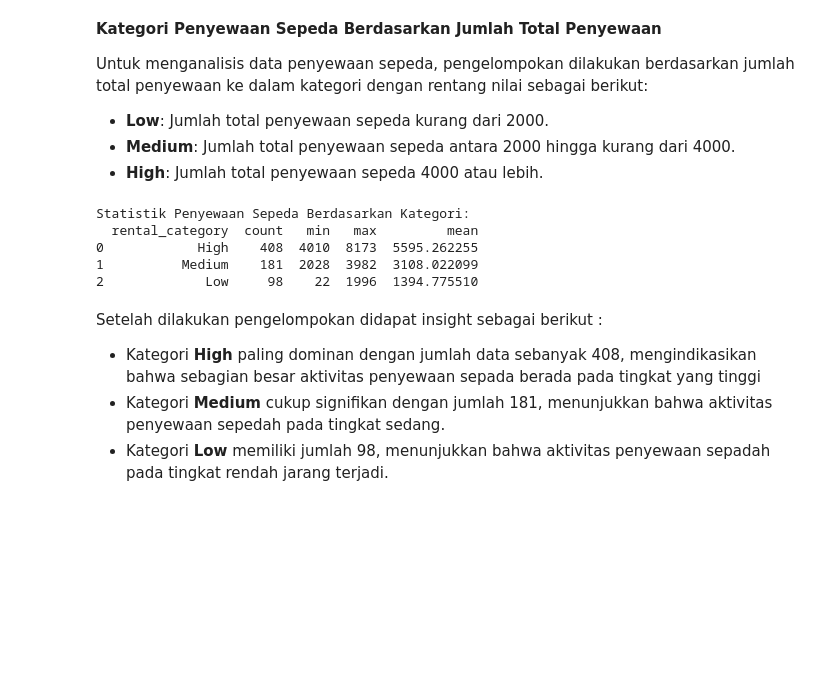
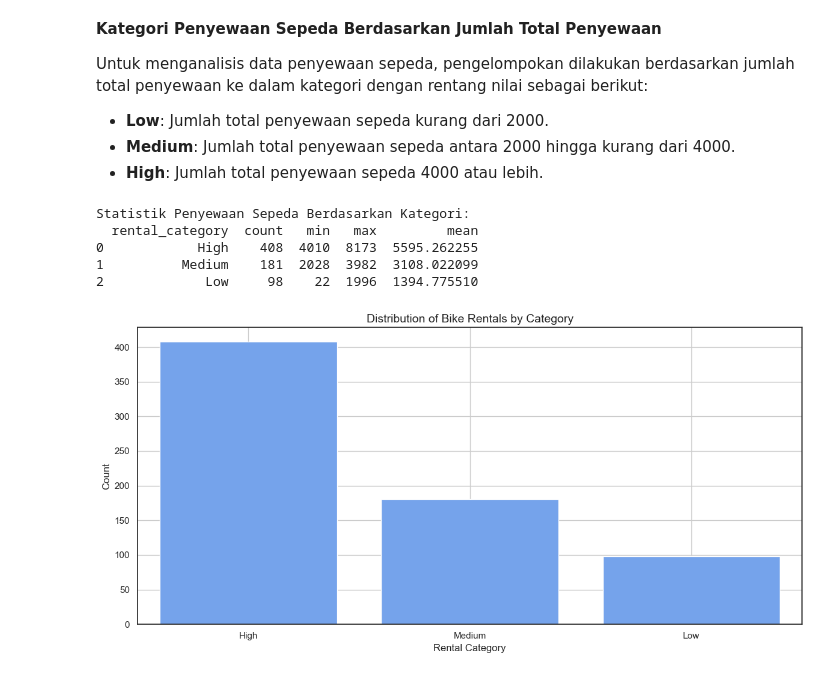
Before and after one commit to Maoelan/bike-sharing-data-analysis, a Jupyter notebook: Proyek_Analisis_Data.ipynb, the cells around one changed output. Drawn from its saved outputs; the diff is of its cells as text; code cells hidden in the pictures; blank space fills up the shorter version.

```diff
--- a/Proyek_Analisis_Data.ipynb
+++ b/Proyek_Analisis_Data.ipynb
@@ -624,13 +624,3 @@ Berdasarkan visualisasi tersebut, dapat dikatakan bahwa:
 - **Apakah hari libur dan hari kerja mempengaruhi penyewaan sepeda?**
 
   - Hari kerja mempengaruhi penyewaan sepeda secara signifikan dibandingkan hari libur, dengan rata-rata penyewaan yang jauh lebih tinggi pada hari kerja. Perbedaan yang signifikan antara hari kerja dan hari libur menunjukkan bahwa orang lebih cenderung menyewa sepeda pada hari kerja.
-# %%
-# Menambahkan kolom 'day_of_week' untuk analisis lebih lanjut
-day_df['day_of_week'] = day_df['dteday'].dt.day_name()
-
-# Contoh analisis frekuensi
-frequency_analysis = day_df.groupby('day_of_week')['cnt'].sum().reset_index()
-frequency_analysis = frequency_analysis.sort_values(by='cnt', ascending=False)
-
-print("Frekuensi Penyewaan per Hari dalam Seminggu:")
-print(frequency_analysis)
@@ -659,29 +639,33 @@ Untuk menganalisis data penyewaan sepeda, pengelompokan dilakukan berdasarkan ju
 # %%
 def categorize_rentals(cnt):
     if cnt < 2000:
         return 'Low'
     elif 2000 <= cnt < 4000:
         return 'Medium'
     else:
         return 'High'
 
 day_df['rental_category'] = day_df['cnt'].apply(categorize_rentals)
 
 category_order = ['High', 'Medium', 'Low']
 day_df['rental_category'] = pd.Categorical(day_df['rental_category'], categories=category_order, ordered=True)
 
 category_stats = day_df.groupby('rental_category')['cnt'].agg(['count', 'min', 'max', 'mean']).reset_index()
 print("\nStatistik Penyewaan Sepeda Berdasarkan Kategori:")
 print(category_stats)
+
+plt.figure(figsize=(12, 6))
+sns.countplot(x='rental_category', data=day_df, color="#619eff")
+plt.title('Distribution of Bike Rentals by Category', fontsize=14)
+plt.xlabel('Rental Category', fontsize=12)
+plt.ylabel('Count', fontsize=12)
+plt.grid(True)
+plt.tight_layout()
+plt.show()
 # %% [output]
 Statistik Penyewaan Sepeda Berdasarkan Kategori:
   rental_category  count   min   max         mean
 0            High    408  4010  8173  5595.262255
 1          Medium    181  2028  3982  3108.022099
 2             Low     98    22  1996  1394.775510
+[figure, added]
-# %% [markdown]
-Setelah dilakukan pengelompokan didapat insight sebagai berikut :
-
-- Kategori **High** paling dominan dengan jumlah data sebanyak 408, mengindikasikan bahwa sebagian besar aktivitas penyewaan sepada berada pada tingkat yang tinggi
-- Kategori **Medium** cukup signifikan dengan jumlah 181, menunjukkan bahwa aktivitas penyewaan sepedah pada tingkat sedang.
-- Kategori **Low** memiliki jumlah 98, menunjukkan bahwa aktivitas penyewaan sepadah pada tingkat rendah jarang terjadi.
```
Also changed, not shown: parts of 6 cells of this notebook.
